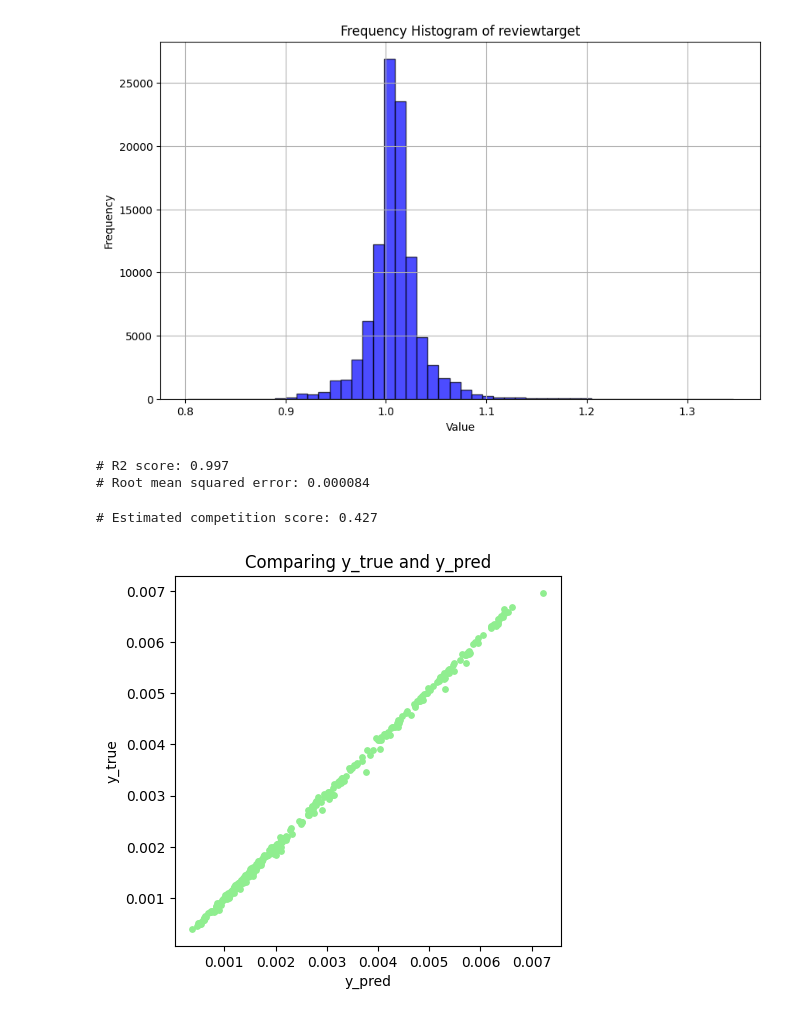
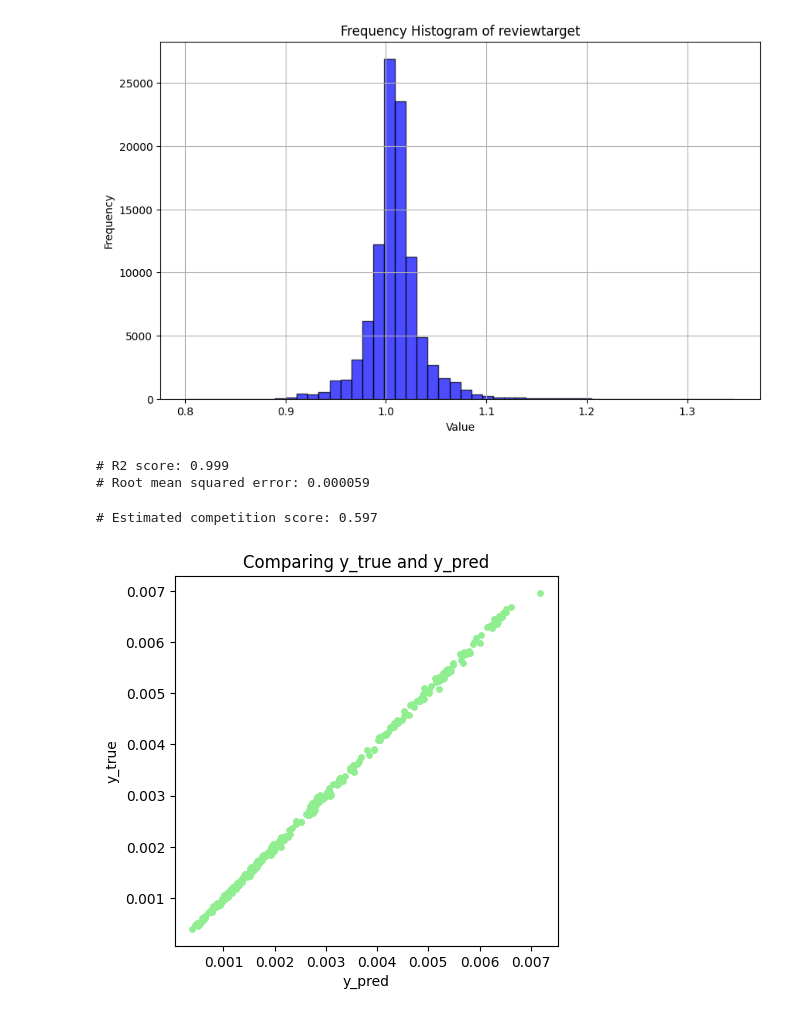
Before and after one commit to mmletgo/NeurIPS_2024, a Jupyter notebook: predict_new.ipynb, the cells around one changed output. Drawn from its saved outputs; the diff is of its cells as text; code cells hidden in the pictures.

```diff
--- a/predict_new.ipynb
+++ b/predict_new.ipynb
@@ -187,13 +183,15 @@ plt.show()
 [figure]
 # %%
 all_predictions = all_predictions * whitelight_s_test[:, np.newaxis]
+# %%
+targets = targets[mask]
 # %%
-print(f"# R2 score: {r2_score(targets[mask], all_predictions):.3f}")
-sigma_pred = mean_squared_error(targets[mask], all_predictions, squared=False)
+print(f"# R2 score: {r2_score(targets, all_predictions):.3f}")
+sigma_pred = mean_squared_error(targets, all_predictions, squared=False)
 print(f"# Root mean squared error: {sigma_pred:.6f}")
 # %% [output]
-# R2 score: 0.997
-# Root mean squared error: 0.000084
+# R2 score: 0.999
+# Root mean squared error: 0.000059
 # %%
 sub_df = postprocessing(all_predictions,
                         wavelengths,
@@ -206,22 +204,22 @@ gll_score = competition_score(train_labels[mask].copy().reset_index(),
                               sub_df.copy().reset_index(),
                               naive_mean=train_labels[mask].values.mean(),
                               naive_sigma=train_labels[mask].values.std(),
-                              sigma_true=0.000003)
+                              sigma_true=0.00001)
 print(f"# Estimated competition score: {gll_score:.3f}")
 # %% [output]
-# Estimated competition score: 0.427
+# Estimated competition score: 0.597
 # %%
 import matplotlib.pyplot as plt
 
 col = 1
-plt.scatter(all_predictions[:, col], targets[mask, col], s=15, c='lightgreen')
+plt.scatter(all_predictions[:, col], targets[:, col], s=15, c='lightgreen')
 plt.gca().set_aspect('equal')
 plt.xlabel('y_pred')
 plt.ylabel('y_true')
 plt.title('Comparing y_true and y_pred')
 plt.show()
 # %% [output]
-[figure, old version]
+[figure, new version]
 # %%
 import numpy as np
 from scipy import stats
```
Also changed, not shown: parts of 12 cells of this notebook, 1 other file.
